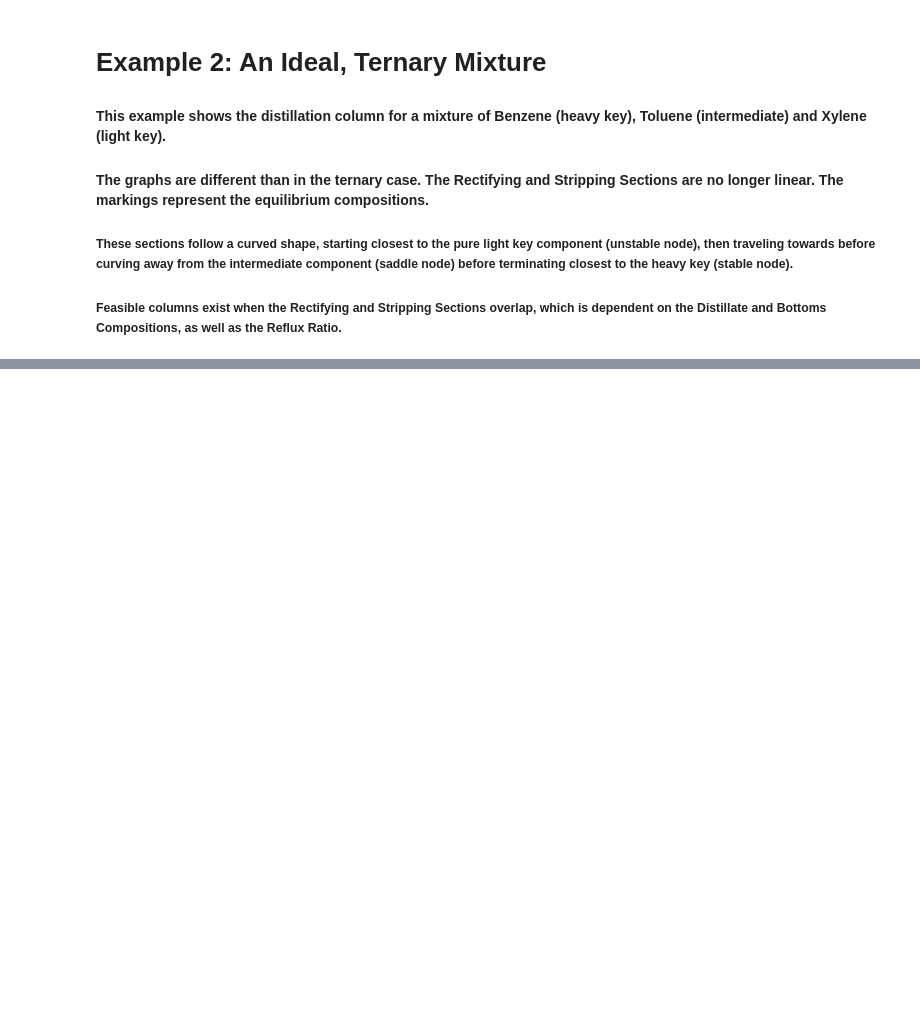
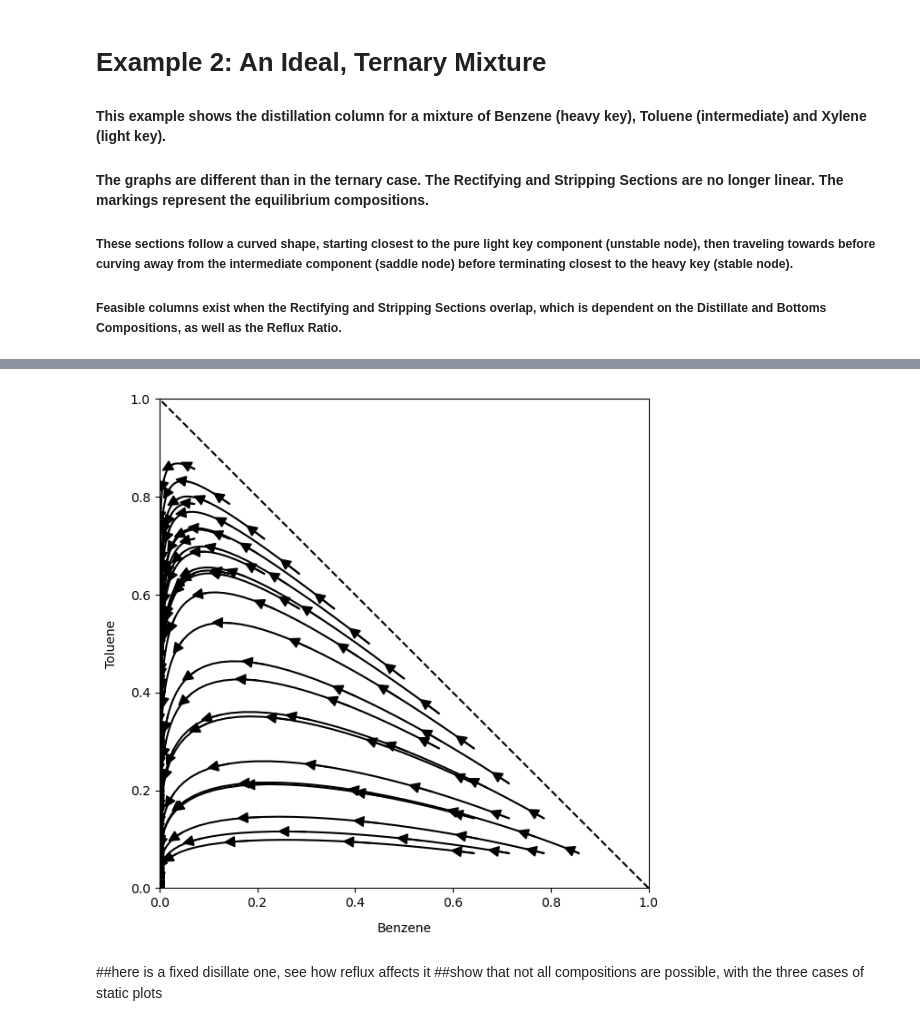
Before and after one commit to AMKCode/ExtractiveDistillationSimulator, a Jupyter notebook: src/Example2.ipynb, the cells around one changed output, grey strips where cells are left out. Drawn from its saved outputs; the diff is of its cells as text; code cells hidden in the pictures; blank space fills up the shorter version.

Commit message:
added words + changed the residue curve equation

```diff
--- a/src/Example2.ipynb
+++ b/src/Example2.ipynb
@@ -170,0 +263,11 @@ def plot_rect_strip_ex2(R = R1_slider):
+# %%
+out_residue = Output()
+
+rcm = residue_curve(TolBenXylSys)
+fig, ax = plt.subplots(1,1,figsize= (7,7))
+rcm.plot_residue_curve_int(ax,15)
+# %% [output]
+[figure, added]
+# %% [markdown]
+##here is a fixed disillate one, see how reflux affects it
+##show that not all compositions are possible, with the three cases of static plots
```
Also changed, not shown: parts of 18 cells of this notebook, 1 other file.
